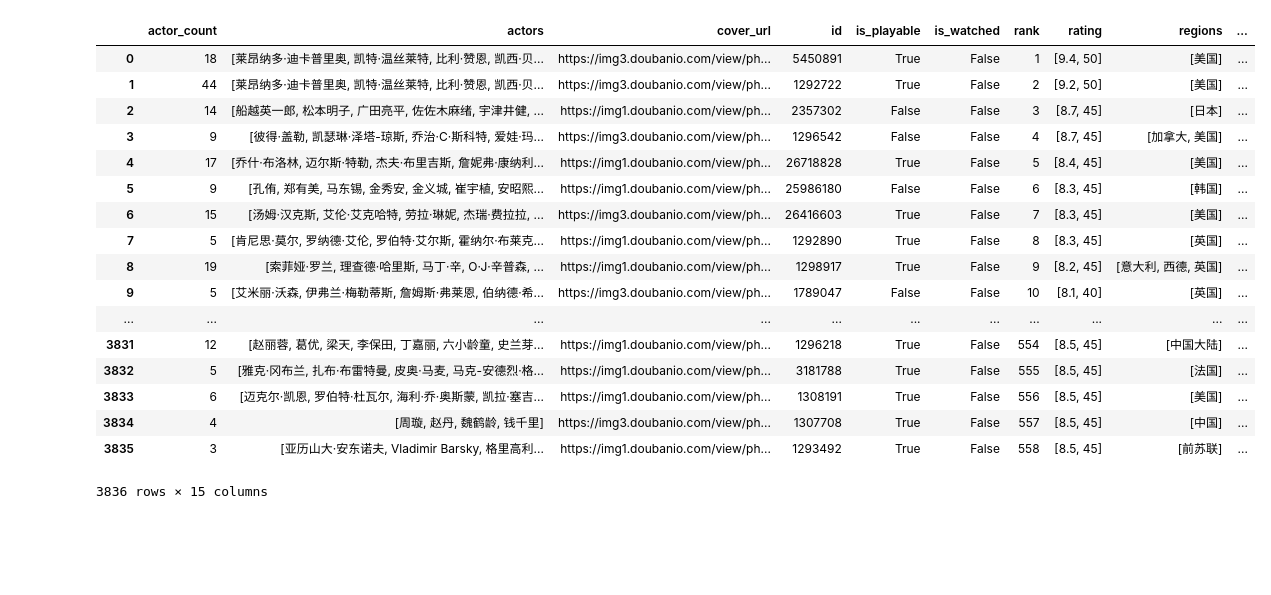
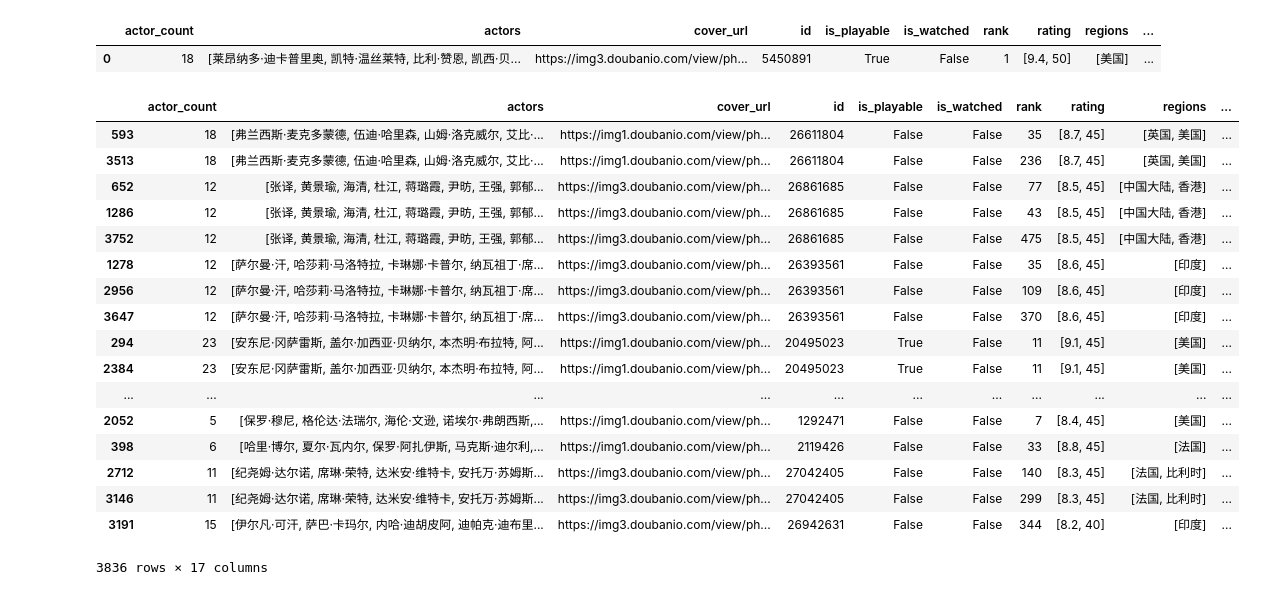
Before and after one commit to smartpigling/IndAnas, a Jupyter notebook: Analyzer/douban_movie_analysis.ipynb, the cells around one changed output. Drawn from its saved outputs; the diff is of its cells as text; code cells hidden in the pictures; blank space fills up the shorter version.

```diff
--- a/Analyzer/douban_movie_analysis.ipynb
+++ b/Analyzer/douban_movie_analysis.ipynb
@@ -4,24 +4,8 @@ import pandas as pd
 import numpy as np
 import matplotlib.pyplot as plt
 # %%
-df = pd.read_json('douban_movie.txt')
-df
+df = pd.read_json('data/douban_movie.txt')
+df.head(1)
 # %% [output]
 |  | actor_count | actors | cover_url | id | is_playable | is_watched | rank | rating | regions | ... |
 | 0 | 18 | [莱昂纳多·迪卡普里奥, 凯特·温丝莱特, 比利·赞恩, 凯西·贝... | https://img3.doubanio.com/view/ph... | 5450891 | True | False | 1 | [9.4, 50] | [美国] | ... |
-| 1 | 44 | [莱昂纳多·迪卡普里奥, 凯特·温丝莱特, 比利·赞恩, 凯西·贝... | https://img3.doubanio.com/view/ph... | 1292722 | True | False | 2 | [9.2, 50] | [美国] | ... |
-| 2 | 14 | [船越英一郎, 松本明子, 广田亮平, 佐佐木麻绪, 宇津井健, ... | https://img1.doubanio.com/view/ph... | 2357302 | False | False | 3 | [8.7, 45] | [日本] | ... |
-| 3 | 9 | [彼得·盖勒, 凯瑟琳·泽塔-琼斯, 乔治·C·斯科特, 爱娃·玛... | https://img3.doubanio.com/view/ph... | 1296542 | False | False | 4 | [8.7, 45] | [加拿大, 美国] | ... |
-| 4 | 17 | [乔什·布洛林, 迈尔斯·特勒, 杰夫·布里吉斯, 詹妮弗·康纳利... | https://img1.doubanio.com/view/ph... | 26718828 | True | False | 5 | [8.4, 45] | [美国] | ... |
-| 5 | 9 | [孔侑, 郑有美, 马东锡, 金秀安, 金义城, 崔宇植, 安昭熙... | https://img1.doubanio.com/view/ph... | 25986180 | False | False | 6 | [8.3, 45] | [韩国] | ... |
-| 6 | 15 | [汤姆·汉克斯, 艾伦·艾克哈特, 劳拉·琳妮, 杰瑞·费拉拉, ... | https://img3.doubanio.com/view/ph... | 26416603 | True | False | 7 | [8.3, 45] | [美国] | ... |
-| 7 | 5 | [肯尼思·莫尔, 罗纳德·艾伦, 罗伯特·艾尔斯, 霍纳尔·布莱克... | https://img1.doubanio.com/view/ph... | 1292890 | True | False | 8 | [8.3, 45] | [英国] | ... |
-| 8 | 19 | [索菲娅·罗兰, 理查德·哈里斯, 马丁·辛, O·J·辛普森, ... | https://img1.doubanio.com/view/ph... | 1298917 | True | False | 9 | [8.2, 45] | [意大利, 西德, 英国] | ... |
-| 9 | 5 | [艾米丽·沃森, 伊弗兰·梅勒蒂斯, 詹姆斯·弗莱恩, 伯纳德·希... | https://img3.doubanio.com/view/ph... | 1789047 | False | False | 10 | [8.1, 40] | [英国] | ... |
-| ... | ... | ... | ... | ... | ... | ... | ... | ... | ... | ... |
-| 3831 | 12 | [赵丽蓉, 葛优, 梁天, 李保田, 丁嘉丽, 六小龄童, 史兰芽... | https://img1.doubanio.com/view/ph... | 1296218 | True | False | 554 | [8.5, 45] | [中国大陆] | ... |
-| 3832 | 5 | [雅克·冈布兰, 扎布·布雷特曼, 皮奥·马麦, 马克-安德烈·格... | https://img1.doubanio.com/view/ph... | 3181788 | True | False | 555 | [8.5, 45] | [法国] | ... |
-| 3833 | 6 | [迈克尔·凯恩, 罗伯特·杜瓦尔, 海利·乔·奥斯蒙, 凯拉·塞吉... | https://img1.doubanio.com/view/ph... | 1308191 | True | False | 556 | [8.5, 45] | [美国] | ... |
-| 3834 | 4 | [周璇, 赵丹, 魏鹤龄, 钱千里] | https://img3.doubanio.com/view/ph... | 1307708 | True | False | 557 | [8.5, 45] | [中国] | ... |
-| 3835 | 3 | [亚历山大·安东诺夫, Vladimir Barsky, 格里高利... | https://img1.doubanio.com/view/ph... | 1293492 | True | False | 558 | [8.5, 45] | [前苏联] | ... |
-3836 rows × 15 columns
@@ -27,0 +15,26 @@ df
+# %%
+#每天平均评价人数
+from datetime import datetime
+df['release_date'] = pd.to_datetime(df['release_date'])
+df['total_day'] = df['release_date'].map(lambda x: (datetime.now() - x).total_seconds()/ (3600 * 24))
+df['daily_vote'] = df['vote_count'] / df['total_day']
+df.sort_values('daily_vote', ascending=False)
+# %% [output]
+|  | actor_count | actors | cover_url | id | is_playable | is_watched | rank | rating | regions | ... |
+| 593 | 18 | [弗兰西斯·麦克多蒙德, 伍迪·哈里森, 山姆·洛克威尔, 艾比·... | https://img1.doubanio.com/view/ph... | 26611804 | False | False | 35 | [8.7, 45] | [英国, 美国] | ... |
+| 3513 | 18 | [弗兰西斯·麦克多蒙德, 伍迪·哈里森, 山姆·洛克威尔, 艾比·... | https://img1.doubanio.com/view/ph... | 26611804 | False | False | 236 | [8.7, 45] | [英国, 美国] | ... |
+| 652 | 12 | [张译, 黄景瑜, 海清, 杜江, 蒋璐霞, 尹昉, 王强, 郭郁... | https://img3.doubanio.com/view/ph... | 26861685 | False | False | 77 | [8.5, 45] | [中国大陆, 香港] | ... |
+| 1286 | 12 | [张译, 黄景瑜, 海清, 杜江, 蒋璐霞, 尹昉, 王强, 郭郁... | https://img3.doubanio.com/view/ph... | 26861685 | False | False | 43 | [8.5, 45] | [中国大陆, 香港] | ... |
+| 3752 | 12 | [张译, 黄景瑜, 海清, 杜江, 蒋璐霞, 尹昉, 王强, 郭郁... | https://img3.doubanio.com/view/ph... | 26861685 | False | False | 475 | [8.5, 45] | [中国大陆, 香港] | ... |
+| 1278 | 12 | [萨尔曼·汗, 哈莎莉·马洛特拉, 卡琳娜·卡普尔, 纳瓦祖丁·席... | https://img3.doubanio.com/view/ph... | 26393561 | False | False | 35 | [8.6, 45] | [印度] | ... |
+| 2956 | 12 | [萨尔曼·汗, 哈莎莉·马洛特拉, 卡琳娜·卡普尔, 纳瓦祖丁·席... | https://img3.doubanio.com/view/ph... | 26393561 | False | False | 109 | [8.6, 45] | [印度] | ... |
+| 3647 | 12 | [萨尔曼·汗, 哈莎莉·马洛特拉, 卡琳娜·卡普尔, 纳瓦祖丁·席... | https://img3.doubanio.com/view/ph... | 26393561 | False | False | 370 | [8.6, 45] | [印度] | ... |
+| 294 | 23 | [安东尼·冈萨雷斯, 盖尔·加西亚·贝纳尔, 本杰明·布拉特, 阿... | https://img1.doubanio.com/view/ph... | 20495023 | True | False | 11 | [9.1, 45] | [美国] | ... |
+| 2384 | 23 | [安东尼·冈萨雷斯, 盖尔·加西亚·贝纳尔, 本杰明·布拉特, 阿... | https://img1.doubanio.com/view/ph... | 20495023 | True | False | 11 | [9.1, 45] | [美国] | ... |
+| ... | ... | ... | ... | ... | ... | ... | ... | ... | ... | ... |
+| 2052 | 5 | [保罗·穆尼, 格伦达·法瑞尔, 海伦·文逊, 诺埃尔·弗朗西斯,... | https://img1.doubanio.com/view/ph... | 1292471 | False | False | 7 | [8.4, 45] | [美国] | ... |
+| 398 | 6 | [哈里·博尔, 夏尔·瓦内尔, 保罗·阿扎伊斯, 马克斯·迪尔利,... | https://img1.doubanio.com/view/ph... | 2119426 | False | False | 33 | [8.8, 45] | [法国] | ... |
+| 2712 | 11 | [纪尧姆·达尔诺, 席琳·荣特, 达米安·维特卡, 安托万·苏姆斯... | https://img3.doubanio.com/view/ph... | 27042405 | False | False | 140 | [8.3, 45] | [法国, 比利时] | ... |
+| 3146 | 11 | [纪尧姆·达尔诺, 席琳·荣特, 达米安·维特卡, 安托万·苏姆斯... | https://img3.doubanio.com/view/ph... | 27042405 | False | False | 299 | [8.3, 45] | [法国, 比利时] | ... |
+| 3191 | 15 | [伊尔凡·可汗, 萨巴·卡玛尔, 内哈·迪胡皮阿, 迪帕克·迪布里... | https://img3.doubanio.com/view/ph... | 26942631 | False | False | 344 | [8.2, 40] | [印度] | ... |
+3836 rows × 17 columns
```
Also changed, not shown: parts of 5 cells of this notebook, 30 other files.
